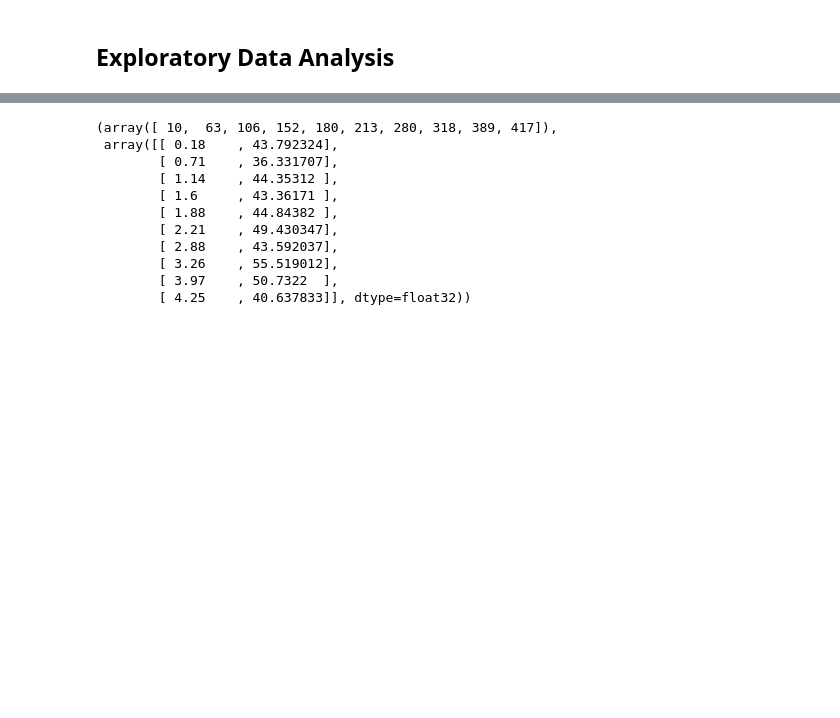
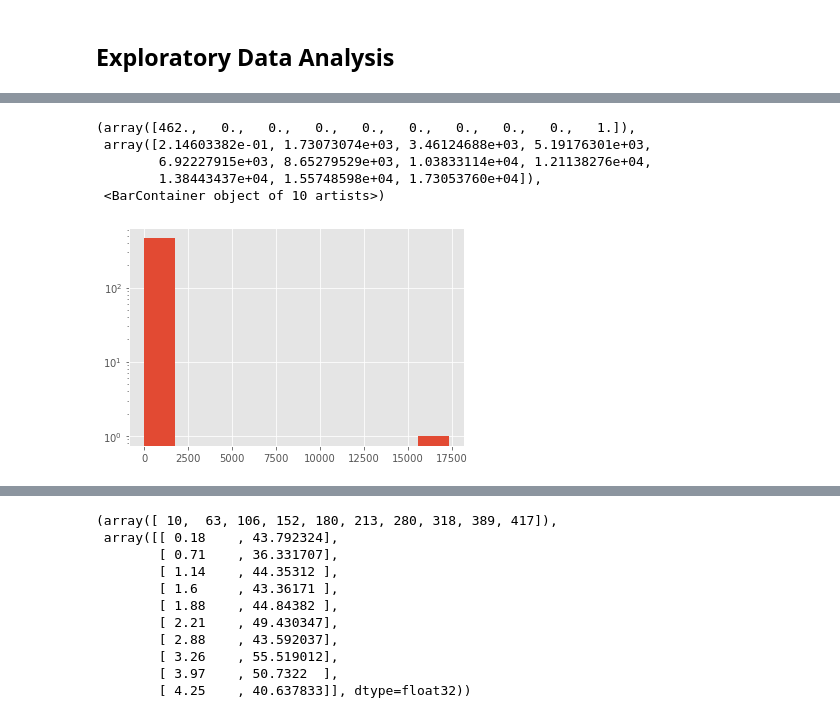
Before and after one commit to HaroldBenoit/ml4science-polymers, a Jupyter notebook: mete/mete-exploration.ipynb, the cells around one changed output, grey strips where cells are left out. Saved outputs shown, nothing was run; the diff lists cells and outputs as text; code cells hidden in the pictures; blank space fills up the shorter version.

```diff
--- a/mete/mete-exploration.ipynb
+++ b/mete/mete-exploration.ipynb
@@ -22,0 +37,12 @@ len(ps)
+# %%
+fft4 = np.fft.fft(aa64_data[0][:, 1])
+amp4 = np.abs(fft4)
+plt.yscale('log')
+plt.hist(amp4)
+# %% [output]
+(array([462.,   0.,   0.,   0.,   0.,   0.,   0.,   0.,   0.,   1.]),
+ array([2.14603382e-01, 1.73073074e+03, 3.46124688e+03, 5.19176301e+03,
+        6.92227915e+03, 8.65279529e+03, 1.03833114e+04, 1.21138276e+04,
+        1.38443437e+04, 1.55748598e+04, 1.73053760e+04]),
+ <BarContainer object of 10 artists>)
+[figure, added]
```
Also changed, not shown: parts of 13 cells of this notebook, 3 other files.
